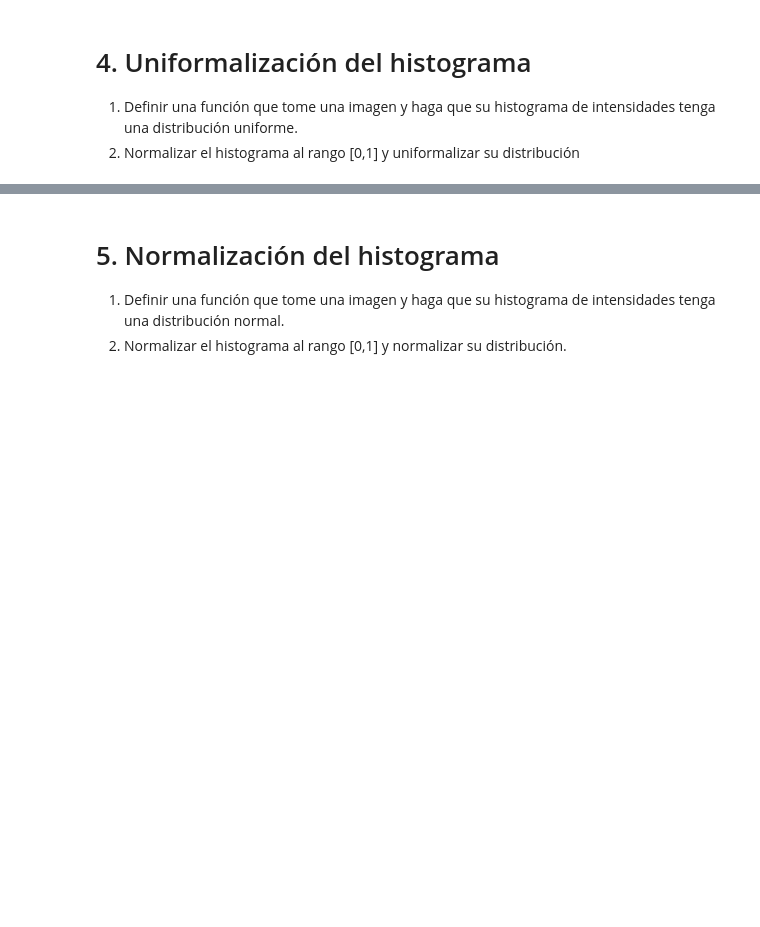
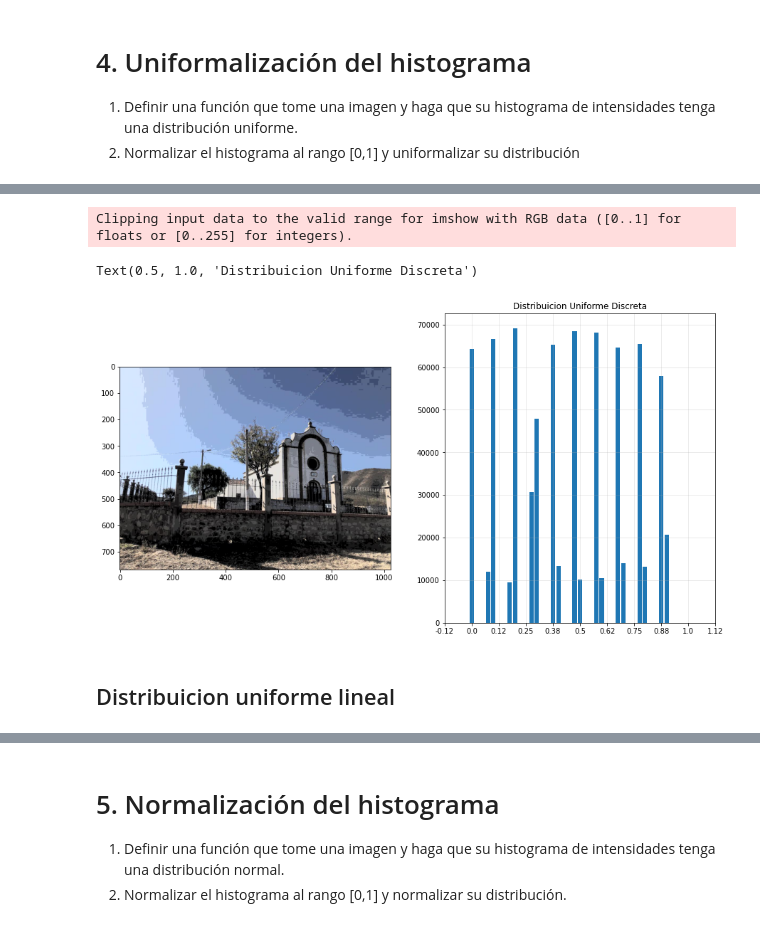
Before and after one commit to tarraga888/PDI_Practicas, a Jupyter notebook: P3EDTT.ipynb, the cells around one changed output, grey strips where cells are left out. Drawn from its saved outputs; the diff is of its cells as text; code cells hidden in the pictures; blank space fills up the shorter version.

```diff
--- a/P3EDTT.ipynb
+++ b/P3EDTT.ipynb
@@ -233,0 +259,31 @@ plt.show()
+# %%
+x=np.array([[0.6,0.72,0.18,0.15,0.5],[0.15,0.22,0.1,0.5,0.45],[0.38,0.44,0.22,0.6,0.85],[0.4,0.3,0.8,0.7,0.56]])
+print(x)
+Fila,Columna=x.shape
+total=Fila*Columna
+print(total)
+xorden=np.argsort(x,axis=None)
+xnew=x.copy()
+print(xorden)
+indices=np.unravel_index(xorden,x.shape)
+print(indices)
+print(x[indices]) # Igual que sort# Calcular valores de Y
+paso=round(total/6)
+print("Paso",paso)
+for delta in range(total):
+    Filanew=indices[0][delta]
+    Colnew =indices[1][delta]
+    if delta >= 0 and delta < paso :
+        xnew[Filanew,Colnew]=0.15
+    elif delta >= paso and  delta < 2*paso:
+        xnew[Filanew,Colnew]=0.30
+    elif delta >= 2*paso and  delta < 3*paso:
+        xnew[Filanew,Colnew]=0.45
+    elif delta >= 3*paso and  delta < 4*paso:
+        xnew[Filanew,Colnew]=0.60
+    elif delta >= 4*paso and  delta < 5*paso:
+        xnew[Filanew,Colnew]=0.75
+    elif delta >= 5*paso :
+        xnew[Filanew,Colnew]=0.90
+
+print(xnew)
@@ -233,0 +358,12 @@ plt.show()
+# %%
+ImagenRGBDU = yiq2rgb(YIQDUN) #Convierte de YIQ Gama a RGB
+_, axes = plt.subplots(1, 2, figsize=(15,8))
+axes[0].imshow(ImagenRGBDU, vmin=0, vmax=1)
+plot_hist(ImagenRGBDU, 40, axes[1])
+axes[1].set_title('Distribuicion Uniforme Discreta')
+# %% [output]
+Clipping input data to the valid range for imshow with RGB data ([0..1] for floats or [0..255] for integers).
+Text(0.5, 1.0, 'Distribuicion Uniforme Discreta')
+[figure, added]
+# %% [markdown]
+## Distribuicion uniforme lineal
```
Also changed, not shown: parts of 12 cells of this notebook.
